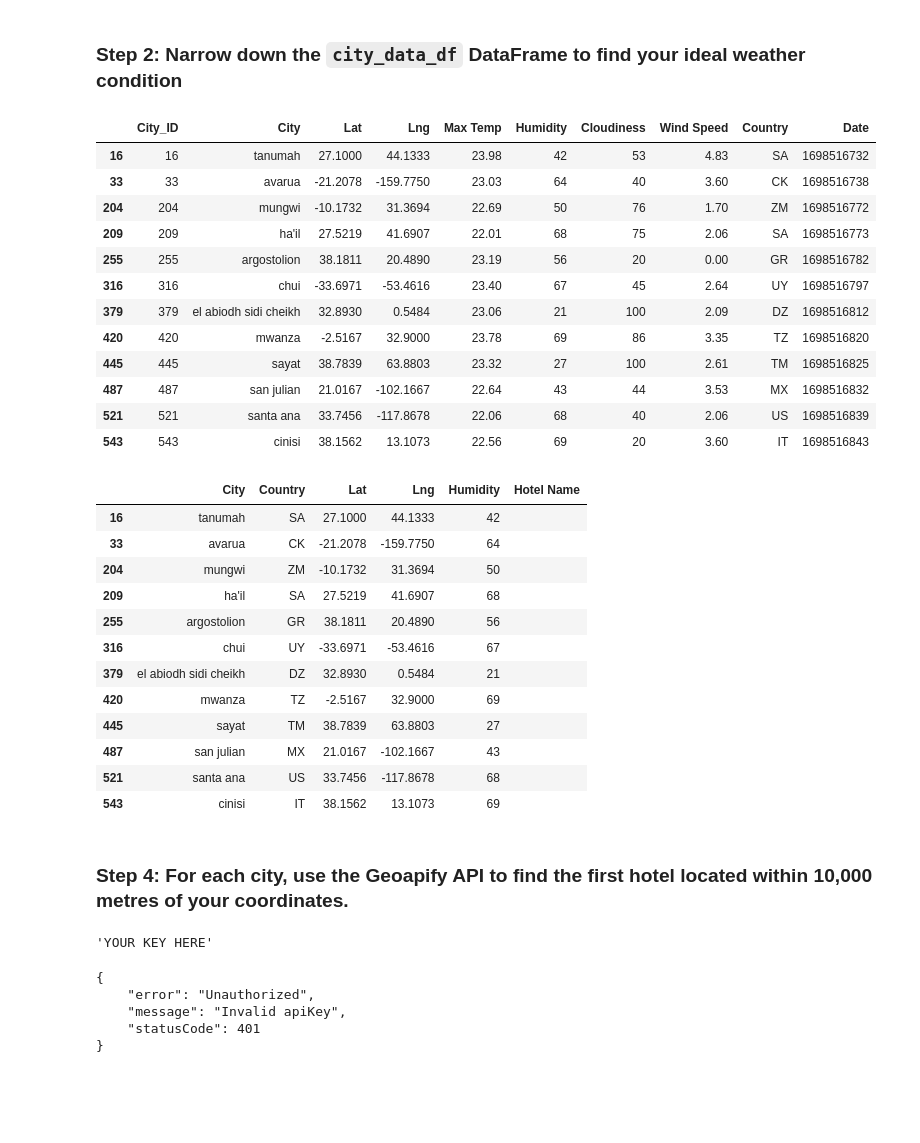
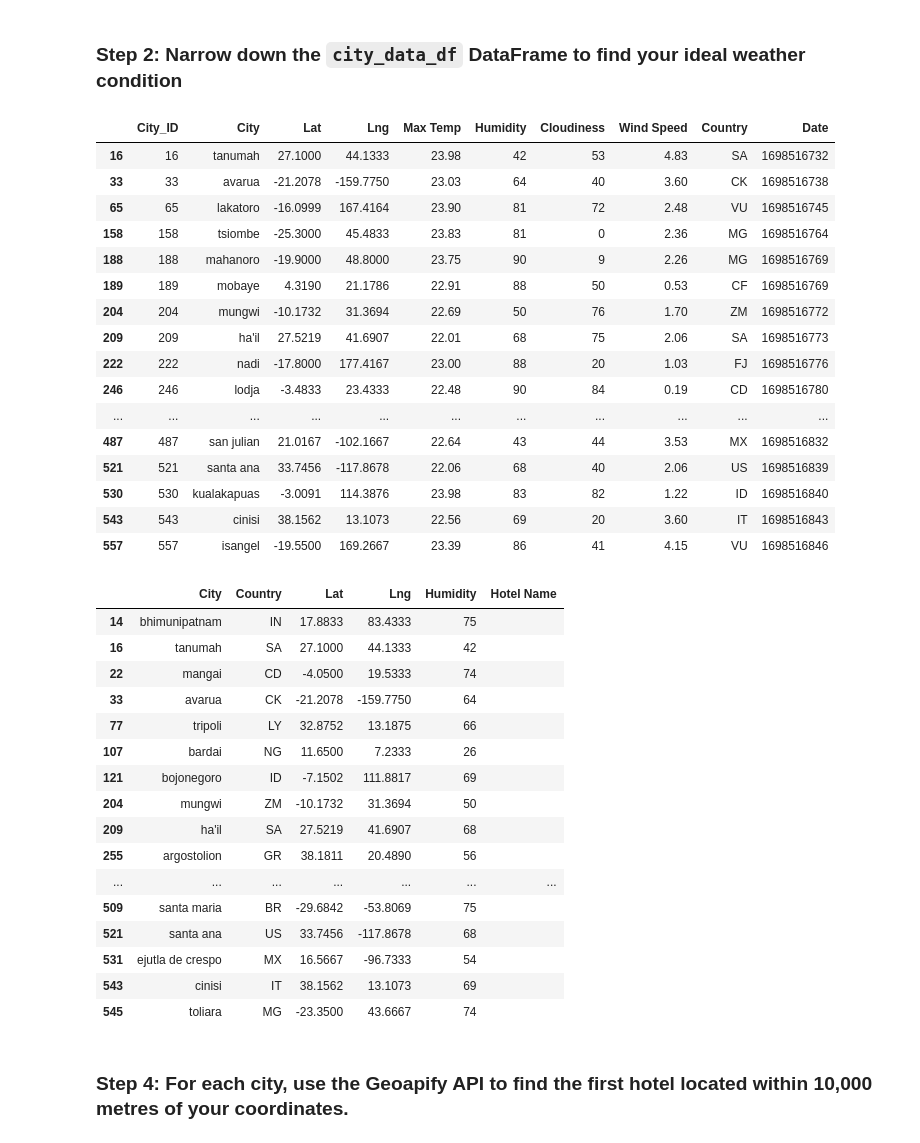
Before and after one commit to mj00714/python-api-challenge, a Jupyter notebook: VacationPy.ipynb, the cells around one changed output. Drawn from its saved outputs; the diff is of its cells as text; code cells hidden in the pictures; blank space fills up the shorter version.

```diff
--- a/VacationPy.ipynb
+++ b/VacationPy.ipynb
@@ -48,22 +51,26 @@ map_plot_1
 # %% [markdown]
 ### Step 2: Narrow down the `city_data_df` DataFrame to find your ideal weather condition
 # %%
-ideal_weather_df = city_data_df[(city_data_df['Max Temp'] >= 22) & (city_data_df['Max Temp'] <= 24) & (city_data_df['Humidity'] <= 70) & (city_data_df['Wind Speed'] < 5)]
+ideal_weather_df = city_data_df[(city_data_df['Max Temp'] >= 22) & (city_data_df['Max Temp'] <= 24) & (city_data_df['Humidity'] <= 90) & (city_data_df['Wind Speed'] < 5)]
 ideal_weather_df
 # %% [output]
 |  | City_ID | City | Lat | Lng | Max Temp | Humidity | Cloudiness | Wind Speed | Country | Date |
 | 16 | 16 | tanumah | 27.1000 | 44.1333 | 23.98 | 42 | 53 | 4.83 | SA | 1698516732 |
 | 33 | 33 | avarua | -21.2078 | -159.7750 | 23.03 | 64 | 40 | 3.60 | CK | 1698516738 |
+| 65 | 65 | lakatoro | -16.0999 | 167.4164 | 23.90 | 81 | 72 | 2.48 | VU | 1698516745 |
+| 158 | 158 | tsiombe | -25.3000 | 45.4833 | 23.83 | 81 | 0 | 2.36 | MG | 1698516764 |
+| 188 | 188 | mahanoro | -19.9000 | 48.8000 | 23.75 | 90 | 9 | 2.26 | MG | 1698516769 |
+| 189 | 189 | mobaye | 4.3190 | 21.1786 | 22.91 | 88 | 50 | 0.53 | CF | 1698516769 |
 | 204 | 204 | mungwi | -10.1732 | 31.3694 | 22.69 | 50 | 76 | 1.70 | ZM | 1698516772 |
 | 209 | 209 | ha'il | 27.5219 | 41.6907 | 22.01 | 68 | 75 | 2.06 | SA | 1698516773 |
-| 255 | 255 | argostolion | 38.1811 | 20.4890 | 23.19 | 56 | 20 | 0.00 | GR | 1698516782 |
-| 316 | 316 | chui | -33.6971 | -53.4616 | 23.40 | 67 | 45 | 2.64 | UY | 1698516797 |
-| 379 | 379 | el abiodh sidi cheikh | 32.8930 | 0.5484 | 23.06 | 21 | 100 | 2.09 | DZ | 1698516812 |
-| 420 | 420 | mwanza | -2.5167 | 32.9000 | 23.78 | 69 | 86 | 3.35 | TZ | 1698516820 |
-| 445 | 445 | sayat | 38.7839 | 63.8803 | 23.32 | 27 | 100 | 2.61 | TM | 1698516825 |
+| 222 | 222 | nadi | -17.8000 | 177.4167 | 23.00 | 88 | 20 | 1.03 | FJ | 1698516776 |
+| 246 | 246 | lodja | -3.4833 | 23.4333 | 22.48 | 90 | 84 | 0.19 | CD | 1698516780 |
+| ... | ... | ... | ... | ... | ... | ... | ... | ... | ... | ... |
 | 487 | 487 | san julian | 21.0167 | -102.1667 | 22.64 | 43 | 44 | 3.53 | MX | 1698516832 |
 | 521 | 521 | santa ana | 33.7456 | -117.8678 | 22.06 | 68 | 40 | 2.06 | US | 1698516839 |
+| 530 | 530 | kualakapuas | -3.0091 | 114.3876 | 23.98 | 83 | 82 | 1.22 | ID | 1698516840 |
 | 543 | 543 | cinisi | 38.1562 | 13.1073 | 22.56 | 69 | 20 | 3.60 | IT | 1698516843 |
+| 557 | 557 | isangel | -19.5500 | 169.2667 | 23.39 | 86 | 41 | 4.15 | VU | 1698516846 |
 # %%
 # use the Pandas copy function to create DataFrame called hotel_df to store the city, country, coordinates, and humidity
 hotel_df = ideal_weather_df.copy()
@@ -76,18 +83,22 @@ hotel_df['Hotel Name'] = ''
 hotel_df
 # %% [output]
 |  | City | Country | Lat | Lng | Humidity | Hotel Name |
+| 14 | bhimunipatnam | IN | 17.8833 | 83.4333 | 75 |  |
 | 16 | tanumah | SA | 27.1000 | 44.1333 | 42 |  |
+| 22 | mangai | CD | -4.0500 | 19.5333 | 74 |  |
 | 33 | avarua | CK | -21.2078 | -159.7750 | 64 |  |
+| 77 | tripoli | LY | 32.8752 | 13.1875 | 66 |  |
+| 107 | bardai | NG | 11.6500 | 7.2333 | 26 |  |
+| 121 | bojonegoro | ID | -7.1502 | 111.8817 | 69 |  |
 | 204 | mungwi | ZM | -10.1732 | 31.3694 | 50 |  |
 | 209 | ha'il | SA | 27.5219 | 41.6907 | 68 |  |
 | 255 | argostolion | GR | 38.1811 | 20.4890 | 56 |  |
-| 316 | chui | UY | -33.6971 | -53.4616 | 67 |  |
-| 379 | el abiodh sidi cheikh | DZ | 32.8930 | 0.5484 | 21 |  |
-| 420 | mwanza | TZ | -2.5167 | 32.9000 | 69 |  |
-| 445 | sayat | TM | 38.7839 | 63.8803 | 27 |  |
-| 487 | san julian | MX | 21.0167 | -102.1667 | 43 |  |
+| ... | ... | ... | ... | ... | ... | ... |
+| 509 | santa maria | BR | -29.6842 | -53.8069 | 75 |  |
 | 521 | santa ana | US | 33.7456 | -117.8678 | 68 |  |
+| 531 | ejutla de crespo | MX | 16.5667 | -96.7333 | 54 |  |
 | 543 | cinisi | IT | 38.1562 | 13.1073 | 69 |  |
+| 545 | toliara | MG | -23.3500 | 43.6667 | 74 |  |
 # %% [markdown]
 ### Step 4: For each city, use the Geoapify API to find the first hotel located within 10,000 metres of your coordinates.
 # %%
@@ -103,15 +122,7 @@ params = {'categories': categories,
           }
-# %%
-geoapify_key
-# %% [output]
-'YOUR KEY HERE'
 # %%
-response = requests.get(base_url, params=params).json()
-print(json.dumps(response, indent=4, sort_keys=True))
+# test the code to see the output
+
+# response = requests.get(base_url, params=params).json()
+# print(json.dumps(response, indent=4, sort_keys=True))
-# %% [output]
-{
-    "error": "Unauthorized",
-    "message": "Invalid apiKey",
-    "statusCode": 401
-}
 # %%
```
Also changed, not shown: parts of 8 cells of this notebook.
